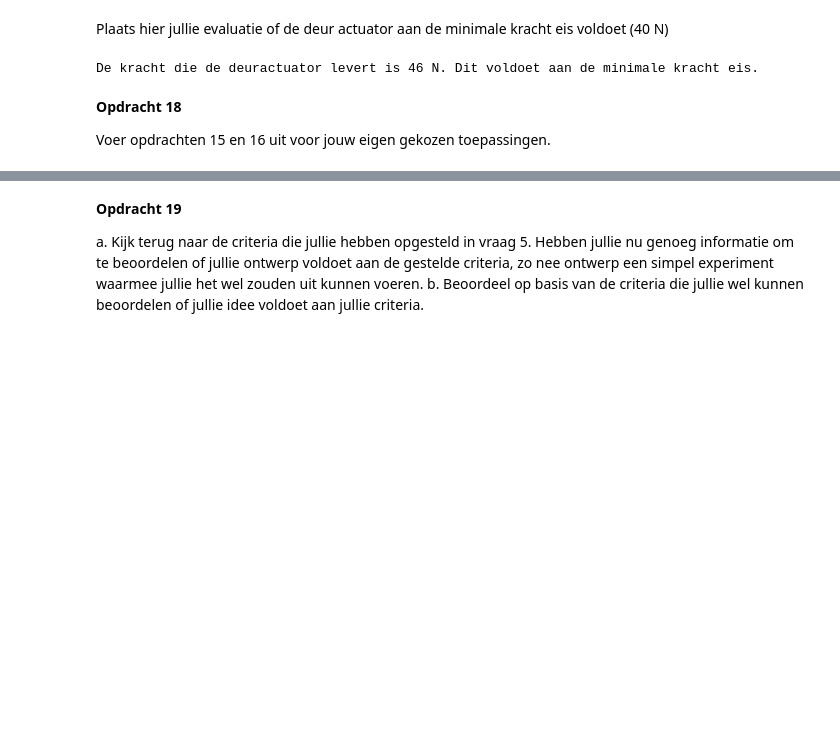
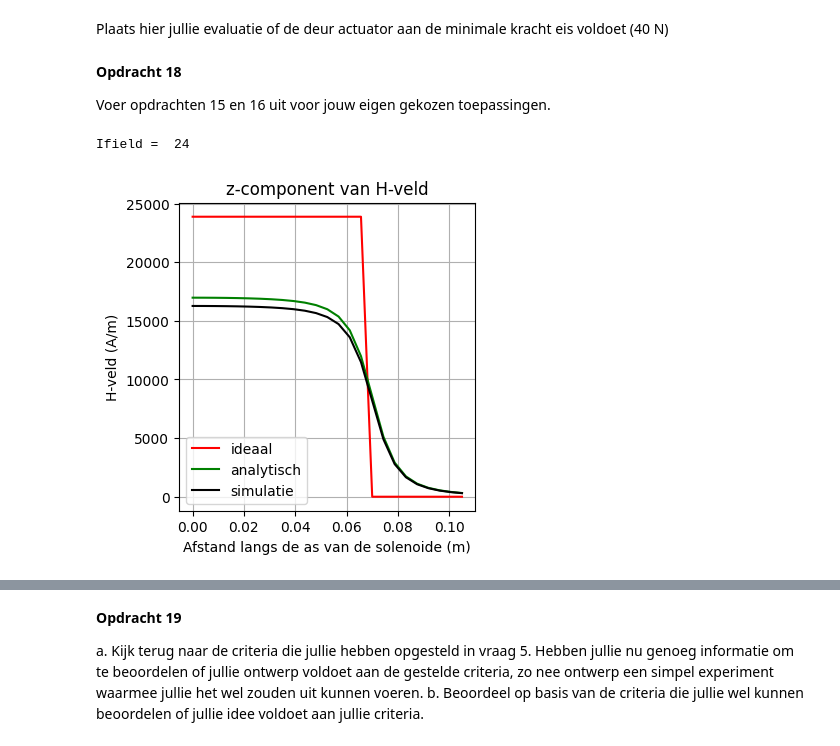
Before and after one commit to Xander1611/opdrachten-DEF-D-AB, a Jupyter notebook: 2KrachtactuatorOpdracht/2KrachtactuatorOpdracht/KrachtactuatorOpdracht.ipynb, the cells around one changed output, grey strips where cells are left out. Drawn from its saved outputs; the diff is of its cells as text; code cells hidden in the pictures; blank space fills up the shorter version.

```diff
--- a/2KrachtactuatorOpdracht/2KrachtactuatorOpdracht/KrachtactuatorOpdracht.ipynb
+++ b/2KrachtactuatorOpdracht/2KrachtactuatorOpdracht/KrachtactuatorOpdracht.ipynb
@@ -654,15 +653,6 @@ plt.ylim([-200, 0])
 Kijk in deze vraag terug naar de criteria die jullie voor de deuractuator hebben opgesteld. Voldoet jullie ontwerp aan alle gestelde criteria?
 # %% [markdown]
 Plaats hier jullie evaluatie of de deur actuator aan de minimale kracht eis voldoet (40 N)
-# %%
-# Deuractuator:
-L_s_vb = 0.11 # m
-r_s_vb = 0.01 # gegeven
-L_d_vb = 480*2*np.pi*r_s_vb
-F_test_deuractuator = 0.5*np.pi*(r_s_vb)**2*mu0*(480*0.5/0.11)**2*(mu_r_ijzer-1)
-print("De kracht die de deuractuator levert is %d N. Dit voldoet aan de minimale kracht eis. " % F_test_deuractuator)
-# %% [output]
-De kracht die de deuractuator levert is 46 N. Dit voldoet aan de minimale kracht eis.
 # %% [markdown]
 **Opdracht 18**
 
@@ -670,4 +660,56 @@ Voer opdrachten 15 en 16 uit voor jouw eigen gekozen toepassingen.
 # %%
 ###
 ###Jullie code hier###
+#L_s_1 = 0.14
+#r_s_1 = 0.01  # opdracht 5
+#L_d_1 = 400*2*np.pi*r_s_1 # 400 wikkelingen
+# opdr 15 voor de eerste toepassing:
+aantal_omwent = 400
+aantal_omwentelingen = 400
+t_stappen = 5000
+x, y, z = parametrisatie(t_stappen, r_s_1, aantal_omwentelingen, L_s_1)
+analytical_answer = n*I
+
+n_ax=25
+z_ax=np.linspace(0, 1.5*L_s_1/2, n_ax)
+H_ax=np.zeros((n_ax,1))
+
+for i_field in range(n_ax):
+    print(f"\rIfield =  {i_field}", end="") # Print welk element van het veld nu berekend wordt.
+    # Bepaal de field coordinate
+    r_field = np.array([0, 0, z_ax[i_field]])
+    Hsimulated=np.array([0,0,0], dtype='float64')
+    for i_source in np.arange(1, t_stappen):
+        # Bepaal dl en r_source en gebruik
+        dx = x[i_source] - x[i_source-1]
+        dy = y[i_source] - y[i_source-1]
+        dz = z[i_source] - z[i_source-1]
+        dl = np.array([dx, dy, dz])
+        r_source = np.array([x[i_source-1], y[i_source-1], z[i_source-1]])
+
+        Hsimulated += field_current_element(r_field, r_source, dl)
+
+    # selecting the z-component
+    H_ax[i_field,0]=Hsimulated[2]
+
+H_veld_ideaal=analytical_answer*np.ones(n_ax)*(1.0*(z_ax < L_s_1/2))
+
+# dit is nog een aardige analytische uitdrukking die je kan uitrekenen voor de z-component op de as van een solenoide met eindige lengte
+H_veld_analytisch=(aantal_omwent*I/L_s_1/2)*((L_s_1/2-z_ax)/np.sqrt((z_ax- L_s_1/2)**2 + r_s_1**2)+(L_s_1/2+z_ax)/np.sqrt((z_ax+ L_s_1/2)**2 + r_s_1**2))
+
+plt.figure(figsize=[13,4])
+plt.subplot(131)
+plt.title('z-component van H-veld')
+plt.plot(z_ax, H_veld_ideaal, '-r', label='ideaal')
+plt.plot(z_ax, H_veld_analytisch, '-g', label='analytisch')
+plt.plot(z_ax, H_ax, '-k', label='simulatie')
+plt.xlabel('Afstand langs de as van de solenoide (m)')
+plt.ylabel('H-veld (A/m)')
+plt.legend()
+plt.grid()
+plt.show()
+
 ###
+# %% [output]
+Ifield =  24
+[figure, added]
```
Also changed, not shown: parts of 6 cells of this notebook.
